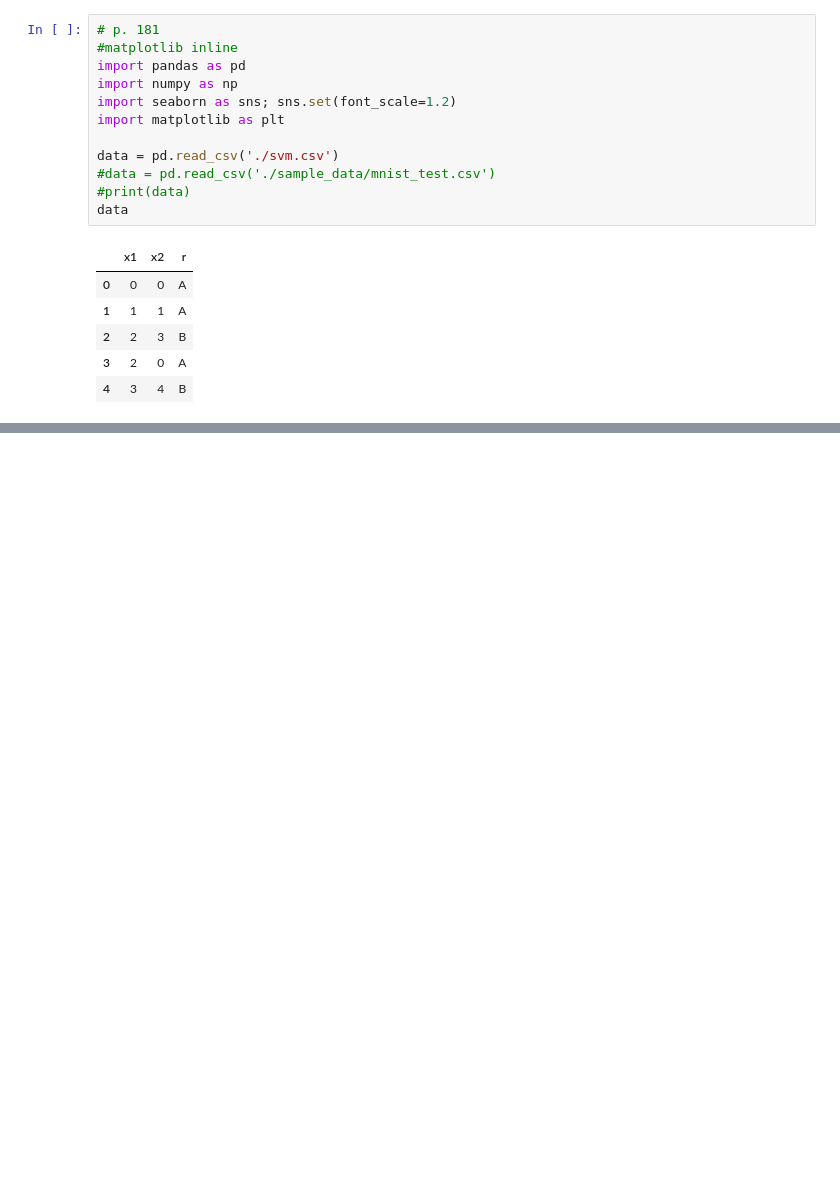
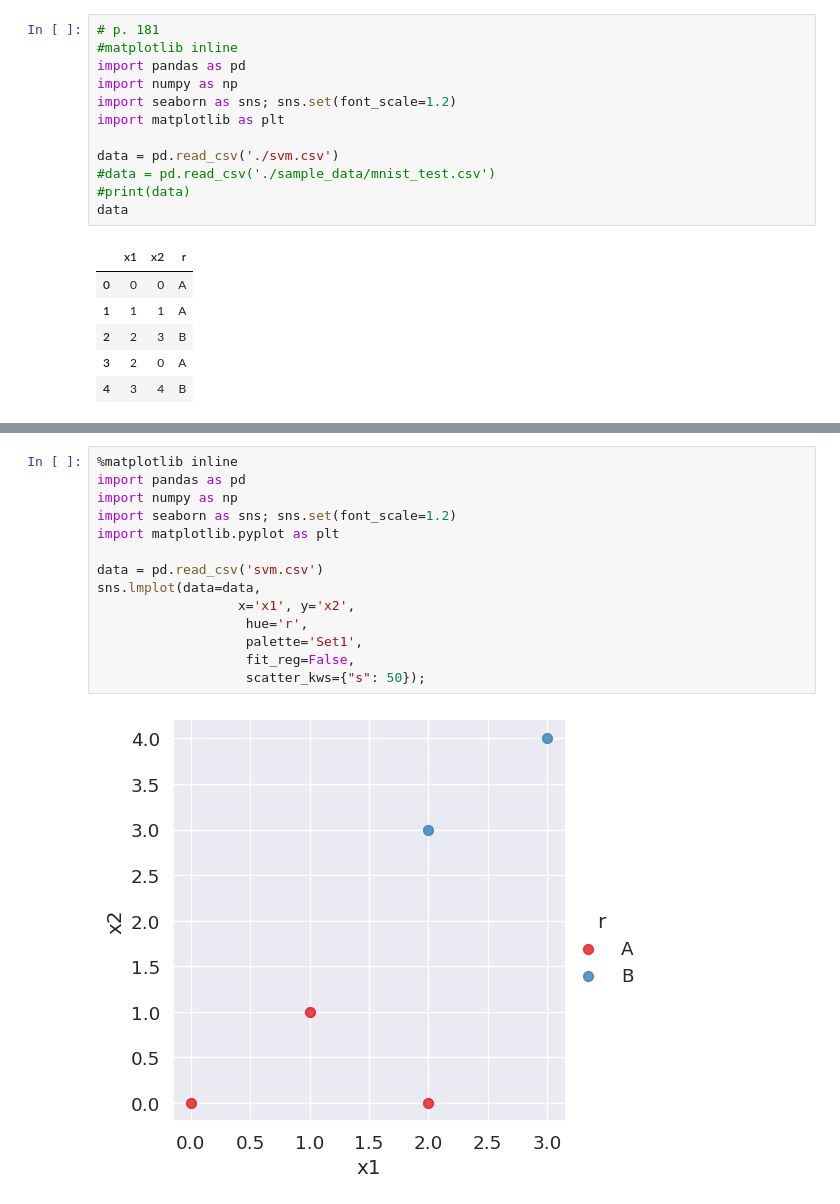
Before and after one commit to RobertBWeidlich/Colab_Notebooks, a Jupyter notebook: CnNB_009_SVM.ipynb, the cells around one changed output, grey strips where cells are left out. Cells and saved outputs as stored; diff of their text form; blank space fills up the shorter version.

```diff
--- a/CnNB_009_SVM.ipynb
+++ b/CnNB_009_SVM.ipynb
@@ -54,0 +77,16 @@ TypeError: ignored
+# %%
+%matplotlib inline
+import pandas as pd
+import numpy as np
+import seaborn as sns; sns.set(font_scale=1.2)
+import matplotlib.pyplot as plt
+
+data = pd.read_csv('svm.csv')
+sns.lmplot(data=data,
+                  x='x1', y='x2',
+                   hue='r',
+                   palette='Set1',
+                   fit_reg=False,
+                   scatter_kws={"s": 50});
+# %% [output]
+[figure, added]
```
Also changed, not shown: parts of 3 cells of this notebook.
